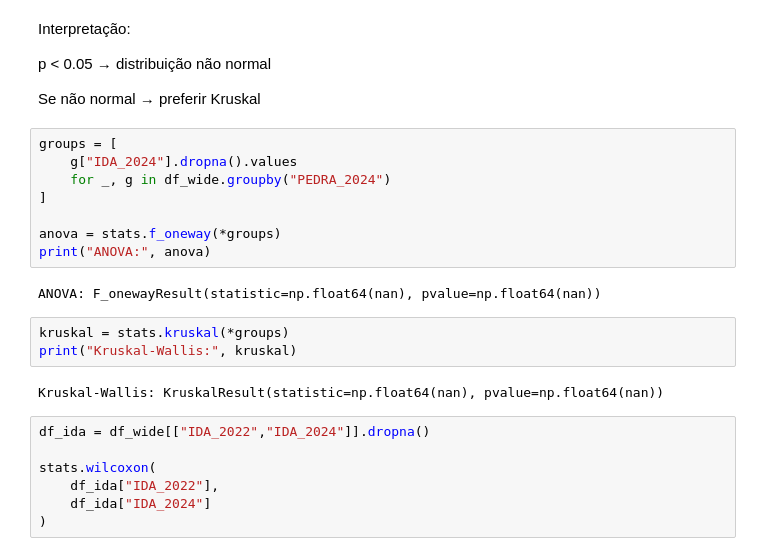
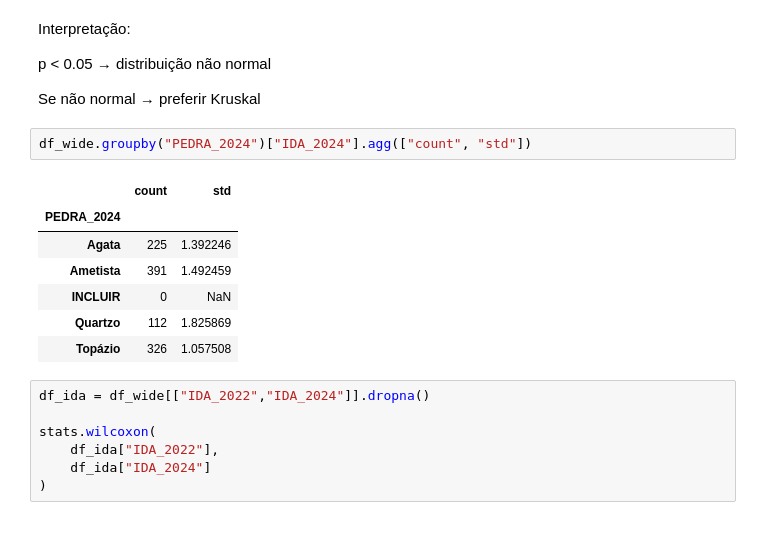
Before and after one commit to LaisStefanieDiasPereira/datathon_fase5, a Jupyter notebook: notebooks/Cópia de Datathon_V2.ipynb, the cells around one changed output. Drawn from its saved outputs; the diff is of its cells as text.

```diff
--- a/notebooks/Cópia de Datathon_V2.ipynb
+++ b/notebooks/Cópia de Datathon_V2.ipynb
@@ -578,21 +595,16 @@ Interpretação:
 p < 0.05 → distribuição não normal
 
 Se não normal → preferir Kruskal
-# %%
-groups = [
-    g["IDA_2024"].dropna().values
-    for _, g in df_wide.groupby("PEDRA_2024")
-]
-
-anova = stats.f_oneway(*groups)
-print("ANOVA:", anova)
-# %% [output]
-ANOVA: F_onewayResult(statistic=np.float64(nan), pvalue=np.float64(nan))
-# %%
-kruskal = stats.kruskal(*groups)
-print("Kruskal-Wallis:", kruskal)
-# %% [output]
-Kruskal-Wallis: KruskalResult(statistic=np.float64(nan), pvalue=np.float64(nan))
+# %%
+df_wide.groupby("PEDRA_2024")["IDA_2024"].agg(["count", "std"])
+# %% [output]
+|  | count | std |
+| PEDRA_2024 |  |  |
+| Agata | 225 | 1.392246 |
+| Ametista | 391 | 1.492459 |
+| INCLUIR | 0 | NaN |
+| Quartzo | 112 | 1.825869 |
+| Topázio | 326 | 1.057508 |
 # %%
 df_ida = df_wide[["IDA_2022","IDA_2024"]].dropna()
 
```
Also changed, not shown: parts of 54 cells of this notebook.
